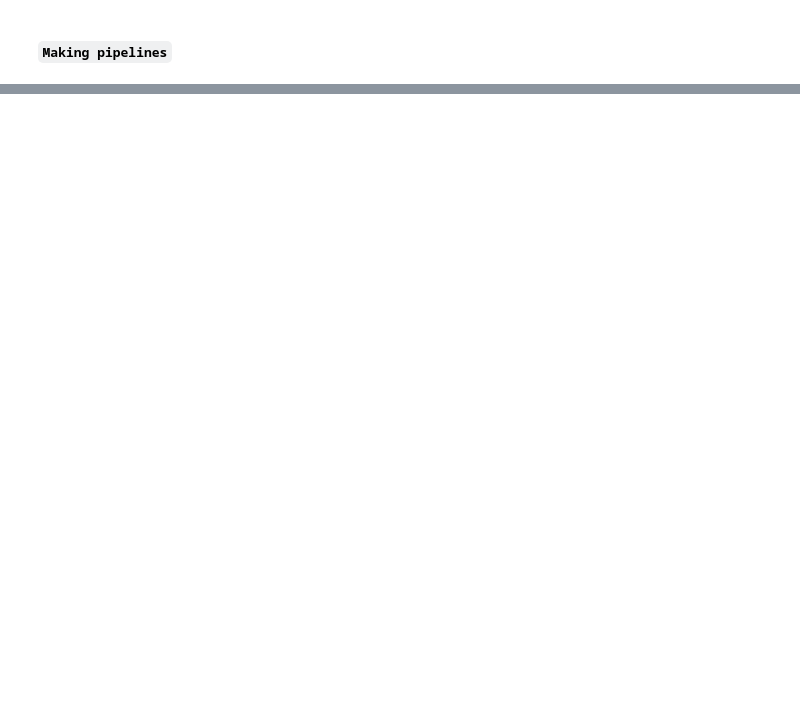
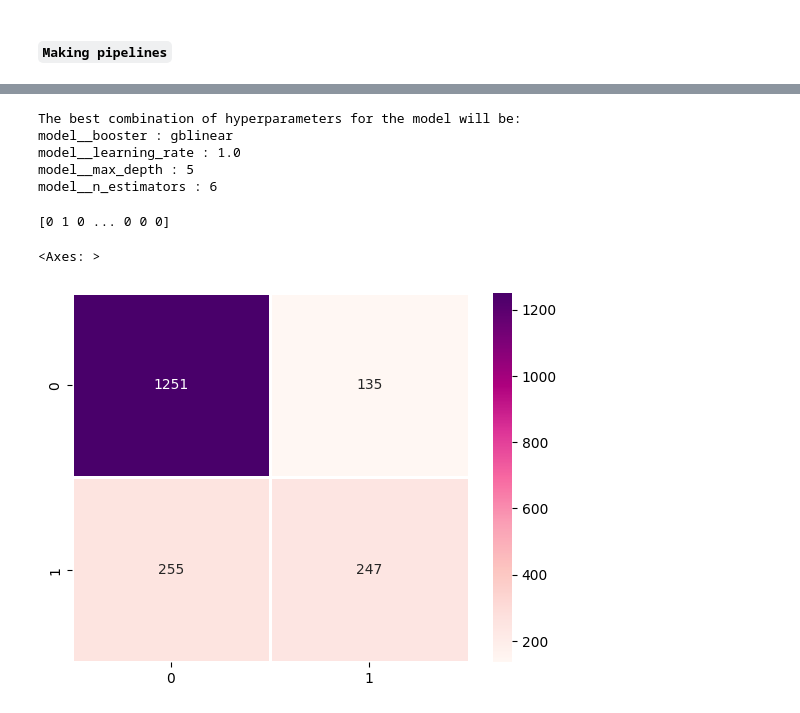
Before and after one commit to kwasichrappah/Custormer-Churn, a Jupyter notebook: customer.ipynb, the cells around one changed output, grey strips where cells are left out. Cells and saved outputs as stored; diff of their text form; code cells hidden in the pictures; blank space fills up the shorter version.

```diff
--- a/customer.ipynb
+++ b/customer.ipynb
@@ -525,23 +939,22 @@ from sklearn.model_selection import GridSearchCV
 # %%
 ## XGBoost Classifier
 xgb_clf = Pipeline(steps=[("preprocessor", preprocessor),
-                          ("model", XGBClassifier(random_state=26))])
+                          ("model", XGBClassifier(random_state=27))])
 
 # Defining the values for the RandomizedSearchCV
-random_grid = {"model__learning_rate": [0.1, 0.3, 0.5, 0.7, 1.0],
+param_grid_xgboost = {"model__learning_rate": [0.1, 0.3, 0.5, 0.7, 1.0],
                "model__max_depth": [5, 10, 15, 20, 25, 30, 35],
                "model__booster": ["gbtree", "gblinear", "dart"],
-               "model__n_estimators": [5, 10, 20, 50, 80, 100]
+               "model__n_estimators":  list(range(2, 11, 2))
               }
 # %%
 # Running the RandomizedSearch Cross-Validation with the above set of Parameters
-xgb_rs_cv_model = RandomizedSearchCV(estimator=xgb_clf,
-                                     param_distributions=random_grid,
-                                     n_iter=30,
-                                     cv=15,
-                                     random_state=26,
-                                     n_jobs=-1)
+grid_search_model = GridSearchCV(estimator = xgb_clf, param_grid = param_grid_xgboost, n_jobs=-1, scoring = "accuracy")
+
 
 # Fitting the model to the training data
-xgb_rs_cv_model.fit(processed,y_train)
+grid_search_model.fit(X_train,y_train_encoded)
+
+print("Best parameter (CV score=%0.5f):" % grid_search_model.best_score_)
+print(f"The best parameters for the GSCV XGB are: {grid_search_model.best_params_}")
 # %% [output]
@@ -574,2 +964,0 @@ ValueError: Invalid parameter 'penalty' for estimator Pipeline(steps=[('preproce
-# %%
-log_mod.fit(X_train,  y_train)
@@ -606,0 +965,41 @@ for mean, stdev, param in zip(means, stds, params):
+# %%
+# Looking at the best combination of hyperparameters for the model
+best_gs_params = grid_search_model.best_params_
+print("The best combination of hyperparameters for the model will be:")
+for param_name in sorted(best_gs_params.keys()):
+    print(f"{param_name} : {best_gs_params[param_name]}")
+# %% [output]
+The best combination of hyperparameters for the model will be:
+model__booster : gblinear
+model__learning_rate : 1.0
+model__max_depth : 5
+model__n_estimators : 6
+# %%
+# Defining the best version of the model with the best parameters
+best_gs_model = Pipeline(steps=[("preprocessor", preprocessor),
+                          ("model",XGBClassifier(random_state=27,
+                              booster="gblinear",
+                              learning_rate=1.0,
+
+                              n_estimators=6
+                              ))])
+
+# Fit the model to the training data
+best_gs_model.fit(X_train, y_train_encoded)
+
+# Predict on the test data
+best_gs_pred = best_gs_model.predict(X_test)
+
+print(best_gs_pred)
+# %% [output]
+[0 1 0 ... 0 0 0]
+# %%
+# Confusion Matrix
+best_gs_conf_mat = (pd.DataFrame(confusion_matrix(y_test_encoded, best_gs_pred)).reset_index(drop=True))
+
+# Visualizing the Confusion Matrix
+f, ax = plt.subplots()
+sns.heatmap(best_gs_conf_mat, annot=True, linewidth=1.0, fmt=".0f", cmap="RdPu", ax=ax)
+# %% [output]
+<Axes: >
+[figure, added]
```
Also changed, not shown: parts of 102 cells of this notebook.
